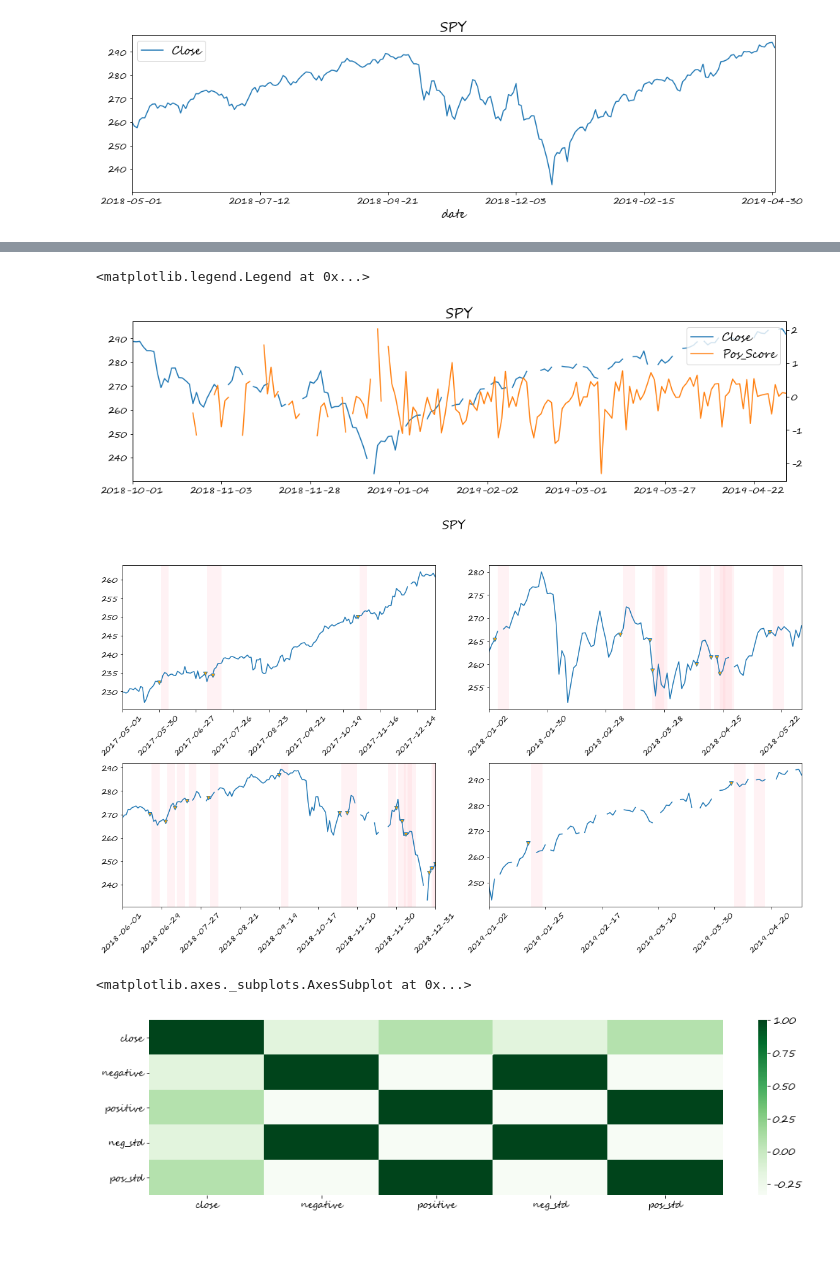
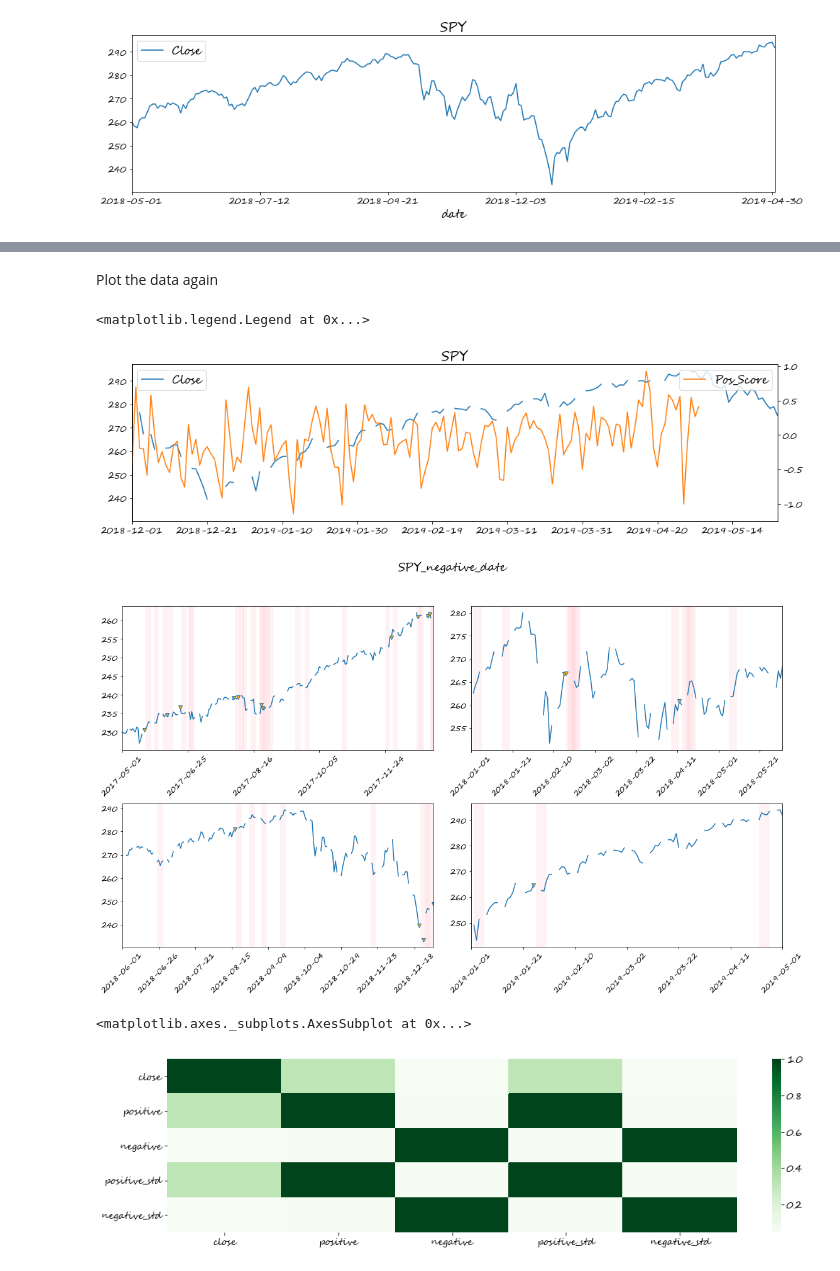
Before and after one commit to elvish7/datascience, a Jupyter notebook: Market_Sentiment_Analysis(Final Project)/Analysis/sentiment_effect.ipynb, the cells around one changed output, grey strips where cells are left out. Cells and saved outputs as stored; diff of their text form; code cells hidden in the pictures; blank space fills up the shorter version.

```diff
--- a/Market_Sentiment_Analysis(Final Project)/Analysis/sentiment_effect.ipynb
+++ b/Market_Sentiment_Analysis(Final Project)/Analysis/sentiment_effect.ipynb
@@ -23,0 +28,6 @@ df_s.head()
+# %%
+# sort out
+df_s = df_s.drop(columns=['Unnamed: 0','Content'])
+#df_s['date'] = df_s['Date']
+df_s = df_s.set_index('Date')
+df_s.head()
@@ -24,10 +44,10 @@ df_s.head()
 # %%
-df_p = pd.read_csv('industry_etf_bydate.csv')
+df_p = pd.read_csv('../Crawler/data/industry_etf_bydate.csv')
 df_p['Date'] = df_p['date']
 df_p = df_p.set_index('date')
 df_p = df_p.drop(['Unnamed: 0'], axis=1)
 
-df_p.head()
+df_p.tail()
 # %% [output]
 |  | Symbols | open | high | low | close | volume | Date |
 | date |  |  |  |  |  |  |  |
@@ -91,6 +99,7 @@ Name: pos_std, Length: 193, dtype: float64
 # %%
 plt.title('SPY')
-df_p[df_p['Symbols']=='SPY']['close'].loc['2018-05-01':'2019-05-01'].plot(label='Close')
+spy_p = df_p[df_p['Symbols']=='SPY']['close']
+spy_p.loc['2018-05-01':'2019-05-01'].plot(label='Close')
 plt.legend()
 # %% [output]
 <matplotlib.legend.Legend at 0x...>
@@ -98,6 +112,5 @@ plt.legend()
 # %%
-d1 = df_p[df_p['Symbols']=='SPY']['close'].loc['2017-05-01':'2019-05-01']
-spy_ = pd.merge(d1,sort_s().loc['2017-05-01':'2019-05-01'],how='outer', left_index=True,right_index=True)
+spy_ = pd.merge(spy_p.loc['2017-05-01':],df_s.loc['2017-05-01':'2019-05-01'],how='outer', left_index=True,right_index=True)
 
-print(spy_)
+spy_.head()
 # %% [output]
@@ -121,24 +123,20 @@ print(spy_)
+# %% [markdown]
+Plot the data again
 # %%
 fig=plt.figure()
 plt.title('SPY')
-spy_['close'].loc['2018-10-01':].plot(label='Close')
-spy_['pos_std'].loc['2018-10-01':].plot(secondary_y=True,label='Pos_Score')
+spy_['close'].loc['2018-12-01':].plot(label='Close',legend=True)
+spy_['positive_std'].loc['2018-12-01':].plot(secondary_y=True,label='Pos_Score')
 
-handles,labels = [],[]
-for ax in fig.axes:
-    for h,l in zip(*ax.get_legend_handles_labels()):
-        handles.append(h)
-        labels.append(l)
-
-plt.legend(handles,labels)
+plt.legend()
 # %% [output]
 <matplotlib.legend.Legend at 0x...>
-[figure, old version]
+[figure, new version]
 # %%
-
+# mark the date when the negative score is high
 def get_mark_loc(df):
     loc_ = []
-    for i in df[abs(df)>0.8].index:
+    for i in df[df>0.8].index:
         loc_.append(df.index.get_loc(i))
     return loc_
 
@@ -149,7 +147,7 @@ def highlight(indices,ax):
         i+=1
 
 fig,axes=plt.subplots(2,2,figsize=(16,10))
-plt.suptitle('SPY')
+plt.suptitle('SPY_negative_date')
 
 def subplot(close,score,ax):
     ax = close.plot(ax=ax,markevery=get_mark_loc(score), marker='v', markerfacecolor='orange')
@@ -158,25 +156,24 @@ def subplot(close,score,ax):
         tick.set_rotation(45)
 
 
-subplot(spy_['close'].loc['2017-05-01':'2017-12-31'],spy_['neg_std'].loc['2017-05-01':'2017-12-31'],axes[0,0])
-subplot(spy_['close'].loc['2018-01-01':'2018-06-01'],spy_['neg_std'].loc['2018-01-01':'2018-06-01'],axes[0,1])
-subplot(spy_['close'].loc['2018-06-01':'2018-12-31'],spy_['neg_std'].loc['2018-06-01':'2018-12-31'],axes[1,0])
-subplot(spy_['close'].loc['2019-01-01':'2019-05-01'],spy_['neg_std'].loc['2019-01-01':'2019-05-01'],axes[1,1])
+subplot(spy_['close'].loc['2017-05-01':'2017-12-31'],spy_['negative_std'].loc['2017-05-01':'2017-12-31'],axes[0,0])
+subplot(spy_['close'].loc['2018-01-01':'2018-06-01'],spy_['negative_std'].loc['2018-01-01':'2018-06-01'],axes[0,1])
+subplot(spy_['close'].loc['2018-06-01':'2018-12-31'],spy_['negative_std'].loc['2018-06-01':'2018-12-31'],axes[1,0])
+subplot(spy_['close'].loc['2019-01-01':'2019-05-01'],spy_['negative_std'].loc['2019-01-01':'2019-05-01'],axes[1,1])
 plt.tight_layout()
 fig.subplots_adjust(top=0.88)
 # %% [output]
-[figure, old version]
+[figure, new version]
 # %%
-corr_ = spy_.drop(spy_.columns[[5,6]], axis=1).dropna()
 import seaborn as sns
-corr = corr_.corr()
+corr = spy_.corr()
 sns.heatmap(corr,
             xticklabels=corr.columns.values,
             yticklabels=corr.columns.values,
             cmap='Greens')#"Blues")
 # %% [output]
 <matplotlib.axes._subplots.AxesSubplot at 0x...>
-[figure, old version]
+[figure, new version]
 # %%
 import numpy as np
 df_p.index = pd.to_datetime(df_p.index)
```
Also changed, not shown: parts of 25 cells of this notebook.
